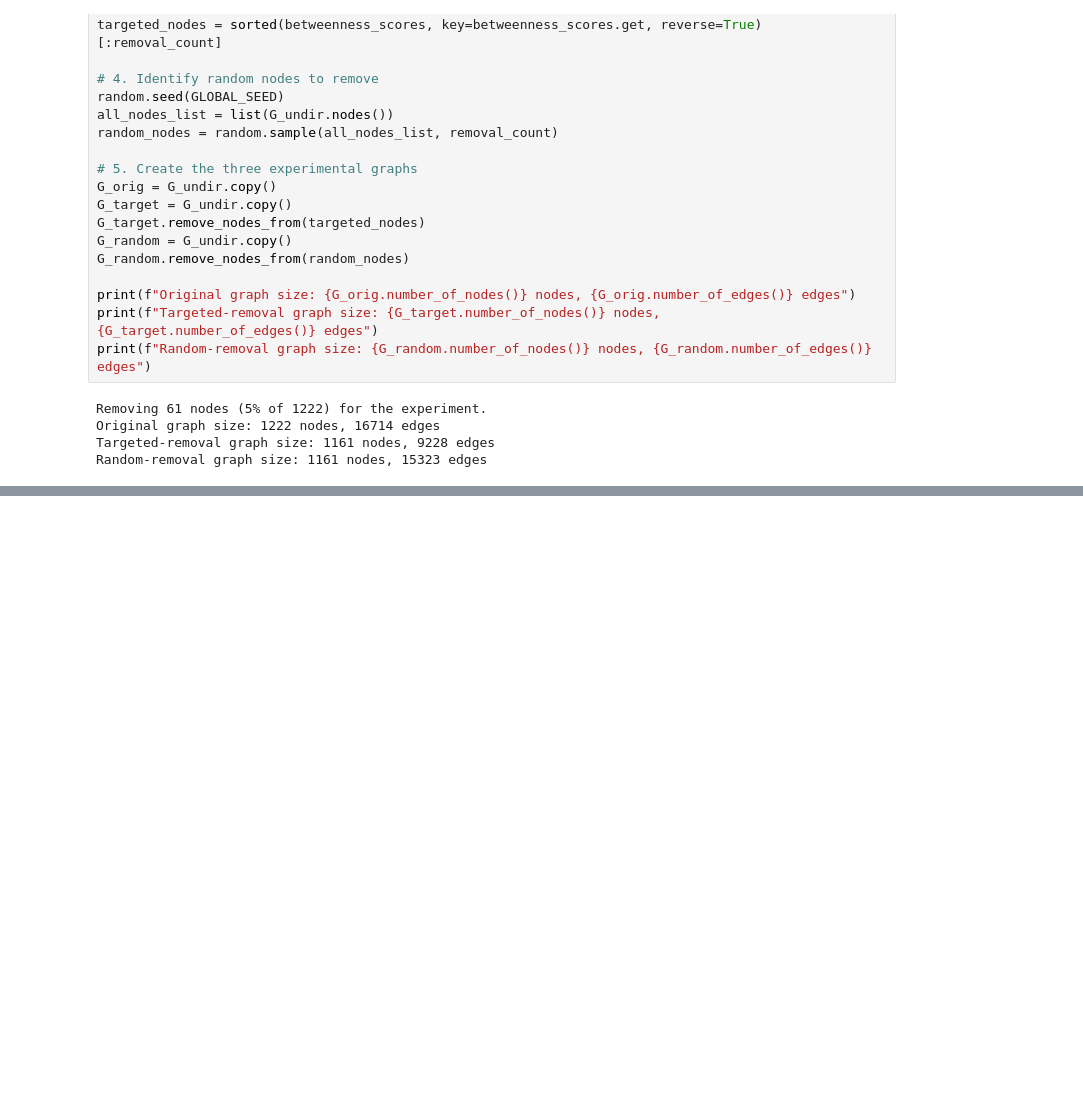
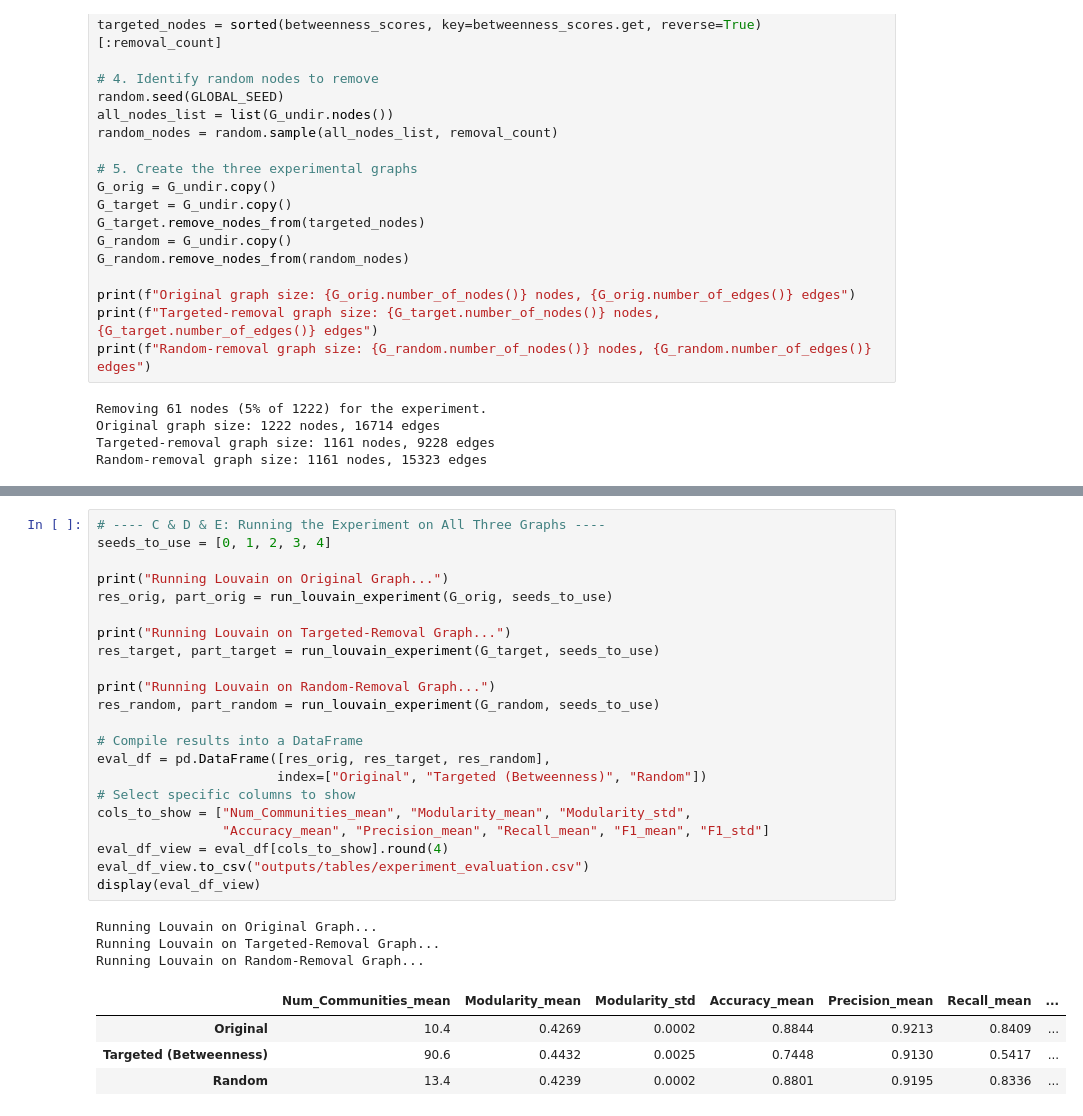
Before and after one commit to MAhmadThaheem/sntp_assignment1_polblogs, a Jupyter notebook: SNTP_Assignment01_Master.ipynb, the cells around one changed output, grey strips where cells are left out. Drawn from its saved outputs; the diff is of its cells as text; blank space fills up the shorter version.

Commit message:
Part D: Community Detection (Louvain) & Execution

```diff
--- a/SNTP_Assignment01_Master.ipynb
+++ b/SNTP_Assignment01_Master.ipynb
@@ -963,0 +1062,30 @@ Random-removal graph size: 1161 nodes, 15323 edges
+# %%
+# ---- C & D & E: Running the Experiment on All Three Graphs ----
+seeds_to_use = [0, 1, 2, 3, 4]
+
+print("Running Louvain on Original Graph...")
+res_orig, part_orig = run_louvain_experiment(G_orig, seeds_to_use)
+
+print("Running Louvain on Targeted-Removal Graph...")
+res_target, part_target = run_louvain_experiment(G_target, seeds_to_use)
+
+print("Running Louvain on Random-Removal Graph...")
+res_random, part_random = run_louvain_experiment(G_random, seeds_to_use)
+
+# Compile results into a DataFrame
+eval_df = pd.DataFrame([res_orig, res_target, res_random],
+                       index=["Original", "Targeted (Betweenness)", "Random"])
+# Select specific columns to show
+cols_to_show = ["Num_Communities_mean", "Modularity_mean", "Modularity_std",
+                "Accuracy_mean", "Precision_mean", "Recall_mean", "F1_mean", "F1_std"]
+eval_df_view = eval_df[cols_to_show].round(4)
+eval_df_view.to_csv("outputs/tables/experiment_evaluation.csv")
+display(eval_df_view)
+# %% [output]
+Running Louvain on Original Graph...
+Running Louvain on Targeted-Removal Graph...
+Running Louvain on Random-Removal Graph...
+|  | Num_Communities_mean | Modularity_mean | Modularity_std | Accuracy_mean | Precision_mean | Recall_mean | ... |
+| Original | 10.4 | 0.4269 | 0.0002 | 0.8844 | 0.9213 | 0.8409 | ... |
+| Targeted (Betweenness) | 90.6 | 0.4432 | 0.0025 | 0.7448 | 0.9130 | 0.5417 | ... |
+| Random | 13.4 | 0.4239 | 0.0002 | 0.8801 | 0.9195 | 0.8336 | ... |
```
Also changed, not shown: parts of 2 cells of this notebook.
